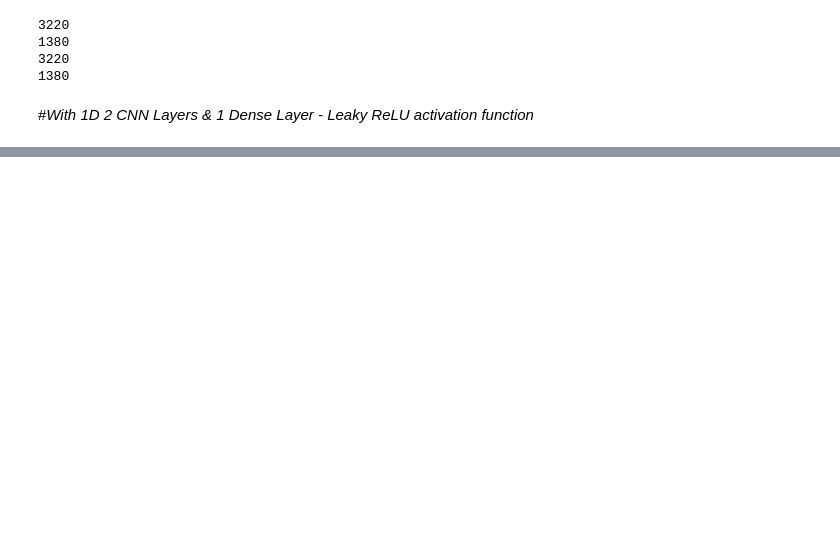
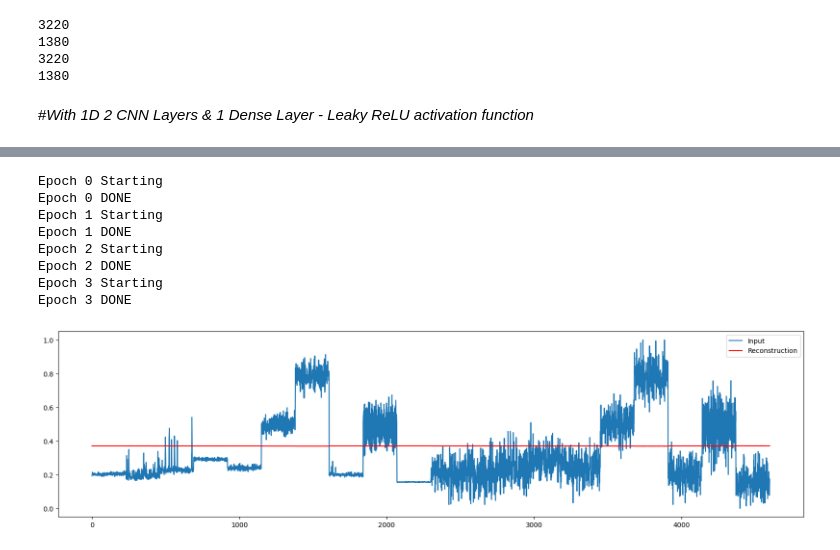
Before and after one commit to ImajiPietersz/FYP, a Jupyter notebook: GAN_Experiments/GAN_Experiment_Combine_CWRU_Data_Set.ipynb, the cells around one changed output, grey strips where cells are left out. Saved outputs shown, nothing was run; the diff lists cells and outputs as text; code cells hidden in the pictures; blank space fills up the shorter version.

```diff
--- a/GAN_Experiments/GAN_Experiment_Combine_CWRU_Data_Set.ipynb
+++ b/GAN_Experiments/GAN_Experiment_Combine_CWRU_Data_Set.ipynb
@@ -414,0 +491,30 @@ print(snr)
+# %%
+step = 0
+gen_losses = []
+for epoch in range(max_epochs):
+  print("Epoch " + str(epoch) +" Starting")
+
+  for i in range (len(train_labels)):
+    with tf.GradientTape() as gen_tape:
+      output = generator(np.array([train_data[i]]))
+      disc_output = discriminator(np.array(output))
+      mae = tf.keras.losses.MeanAbsoluteError()
+      gen_loss = mae(train_data[i], output[0]) * disc_output[0][0]
+
+    gradients_of_generator = gen_tape.gradient(gen_loss, generator.variables)
+    generator_optimizer.apply_gradients(zip(gradients_of_generator, generator.variables))
+  gen_losses.append(gen_loss)
+
+  print("Epoch " + str(epoch) +" DONE")
+
+plotUsingAutoEncoder(generator,Mixed_set)
+# %% [output]
+Epoch 0 Starting
+Epoch 0 DONE
+Epoch 1 Starting
+Epoch 1 DONE
+Epoch 2 Starting
+Epoch 2 DONE
+Epoch 3 Starting
+Epoch 3 DONE
+[figure, added]
```
Also changed, not shown: parts of 69 cells of this notebook.
